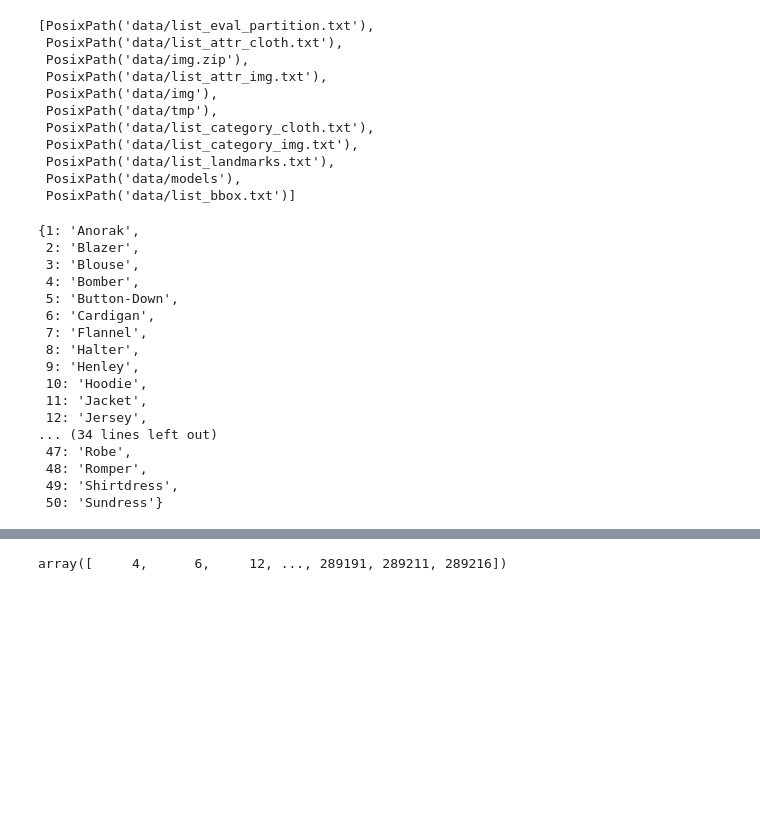
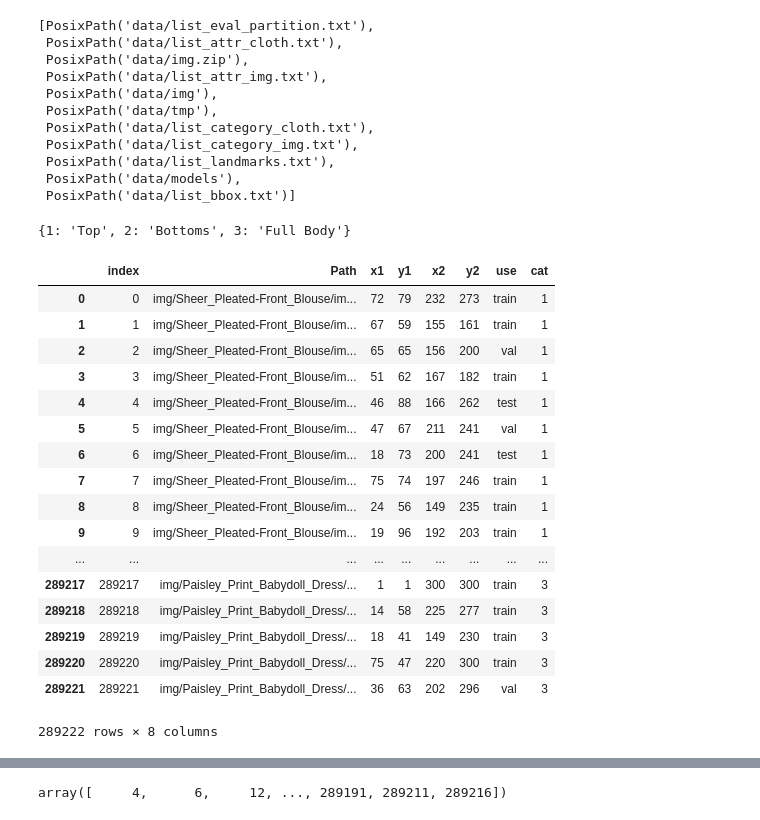
Before and after one commit to VaniOFX/Stylify, a Jupyter notebook: working_combination.ipynb, the cells around one changed output, grey strips where cells are left out. Cells and saved outputs as stored; diff of their text form; code cells hidden in the pictures; blank space fills up the shorter version.

```diff
--- a/working_combination.ipynb
+++ b/working_combination.ipynb
@@ -38,23 +38,8 @@ def extr_data_txt(path):
                 data.append(line.split())
     return data
 # %%
-cats = dict((i+1, cat[0]) for i, cat in enumerate(extr_data_txt(PATH/'list_category_cloth.txt')))
+# cats = dict((i+1, cat[0]) for i, cat in enumerate(extr_data_txt(PATH/'list_category_cloth.txt')))
+cats = {1:"Top", 2:"Bottoms",3:"Full Body"}
 cats
 # %% [output]
-{1: 'Anorak',
- 2: 'Blazer',
- 3: 'Blouse',
- 4: 'Bomber',
- 5: 'Button-Down',
- 6: 'Cardigan',
- 7: 'Flannel',
- 8: 'Halter',
- 9: 'Henley',
- 10: 'Hoodie',
- 11: 'Jacket',
- 12: 'Jersey',
-... (34 lines left out)
- 47: 'Robe',
- 48: 'Romper',
- 49: 'Shirtdress',
- 50: 'Sundress'}
+{1: 'Top', 2: 'Bottoms', 3: 'Full Body'}
@@ -61,24 +52,52 @@ cats
 # %%
-train_test_valid_anot = pd.DataFrame(extr_data_txt(PATH/'list_eval_partition.txt'),columns=['Path', 'type'])
-fileName2cat = pd.DataFrame(extr_data_txt(PATH/'list_category_img.txt'), columns=['Path', 'cat'])
-fileName2bbox = pd.DataFrame(extr_data_txt(PATH/'list_bbox.txt'), columns=['Path', 'x1', 'y1', 'x2', 'y2'])
-fileName2bbox["x1"] = pd.to_numeric(fileName2bbox["x1"])
-fileName2bbox["y1"] = pd.to_numeric(fileName2bbox["y1"])
-fileName2bbox["x2"] = pd.to_numeric(fileName2bbox["x2"])
-fileName2bbox["y2"] = pd.to_numeric(fileName2bbox["y2"])
+train_test_valid_anot = getDataFrame(PATH/'list_eval_partition.txt', columns=["Path", "use"])
+
+fileName2bbox = getDataFrame(PATH/'list_bbox.txt',
+                             columns=['Path', 'x1', 'y1', 'x2', 'y2'],
+                             convertList=["x1","x2","y1","y2"])
+
+fileName2cat = getDataFrame(PATH/'list_category_img.txt', columns=['Path', 'cat'], convertList=["cat"])
+
+cat2type = getDataFrame(PATH/'list_category_cloth.txt', columns=["cat","type"], convertList=["type"])
+
+cat2type["cat_index"] = np.arange(len(cat2type)) + 1
+cat2type_dict = dict((cat, tp) for cat, tp in zip(cat2type["cat_index"], cat2type["type"]))
+for (cat, tp) in cat2type_dict.items():
+    fileName2cat["cat"] = fileName2cat["cat"].replace(cat, tp)
+
 final_ann = fileName2bbox.merge(train_test_valid_anot).merge(fileName2cat)
-final_ann["cat"] = pd.to_numeric(final_ann["cat"])
-final_ann["image_id"] = range(0, len(final_ann))
+final_ann = final_ann.reset_index()
+
 image_ann = dict((ID, [(np.array([y1,x1,y2,x2]), cat_id)])
-                 for ID, cat_id, x1, y1, x2, y2 in zip(final_ann["image_id"],
+                 for ID, cat_id, x1, y1, x2, y2 in zip(final_ann["index"],
                                                        final_ann["cat"],
                                                        final_ann["x1"],
                                                        final_ann["y1"],
                                                        final_ann["x2"],
                                                        final_ann["y2"] ))
 
-trn_fns = dict((ID,filename) for ID, filename in zip(final_ann["image_id"], final_ann["Path"]))
-trn_ids = [ID for ID in final_ann["image_id"]]
+trn_fns = dict((ID,filename) for ID, filename in zip(final_ann["index"], final_ann["Path"]))
+trn_ids = [ID for ID in final_ann["index"]]
+final_ann
+# %% [output]
+|  | index | Path | x1 | y1 | x2 | y2 | use | cat |
+| 0 | 0 | img/Sheer_Pleated-Front_Blouse/im... | 72 | 79 | 232 | 273 | train | 1 |
+| 1 | 1 | img/Sheer_Pleated-Front_Blouse/im... | 67 | 59 | 155 | 161 | train | 1 |
+| 2 | 2 | img/Sheer_Pleated-Front_Blouse/im... | 65 | 65 | 156 | 200 | val | 1 |
+| 3 | 3 | img/Sheer_Pleated-Front_Blouse/im... | 51 | 62 | 167 | 182 | train | 1 |
+| 4 | 4 | img/Sheer_Pleated-Front_Blouse/im... | 46 | 88 | 166 | 262 | test | 1 |
+| 5 | 5 | img/Sheer_Pleated-Front_Blouse/im... | 47 | 67 | 211 | 241 | val | 1 |
+| 6 | 6 | img/Sheer_Pleated-Front_Blouse/im... | 18 | 73 | 200 | 241 | test | 1 |
+| 7 | 7 | img/Sheer_Pleated-Front_Blouse/im... | 75 | 74 | 197 | 246 | train | 1 |
+| 8 | 8 | img/Sheer_Pleated-Front_Blouse/im... | 24 | 56 | 149 | 235 | train | 1 |
+| 9 | 9 | img/Sheer_Pleated-Front_Blouse/im... | 19 | 96 | 192 | 203 | train | 1 |
+| ... | ... | ... | ... | ... | ... | ... | ... | ... |
+| 289217 | 289217 | img/Paisley_Print_Babydoll_Dress/... | 1 | 1 | 300 | 300 | train | 3 |
+| 289218 | 289218 | img/Paisley_Print_Babydoll_Dress/... | 14 | 58 | 225 | 277 | train | 3 |
+| 289219 | 289219 | img/Paisley_Print_Babydoll_Dress/... | 18 | 41 | 149 | 230 | train | 3 |
+| 289220 | 289220 | img/Paisley_Print_Babydoll_Dress/... | 75 | 47 | 220 | 300 | train | 3 |
+| 289221 | 289221 | img/Paisley_Print_Babydoll_Dress/... | 36 | 63 | 202 | 296 | val | 3 |
+289222 rows × 8 columns
 # %%
 def show_img(im, figsize=None, ax=None):
     if not ax: fig,ax = plt.subplots(figsize=figsize)
```
Also changed, not shown: parts of 15 cells of this notebook, 2 other files.
